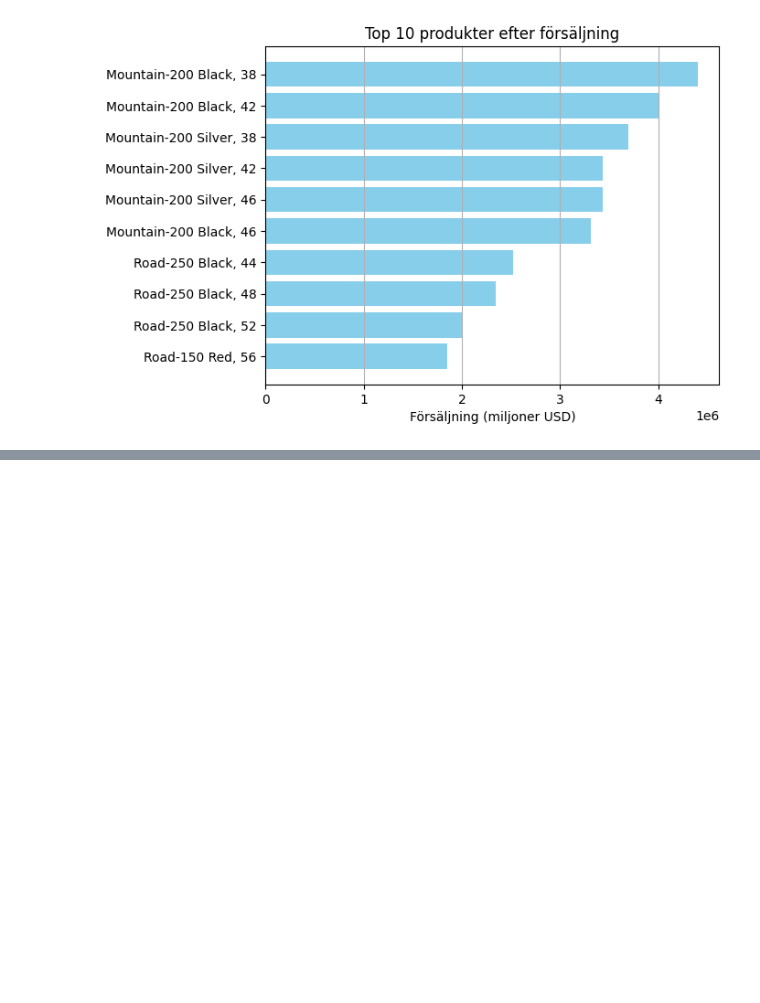
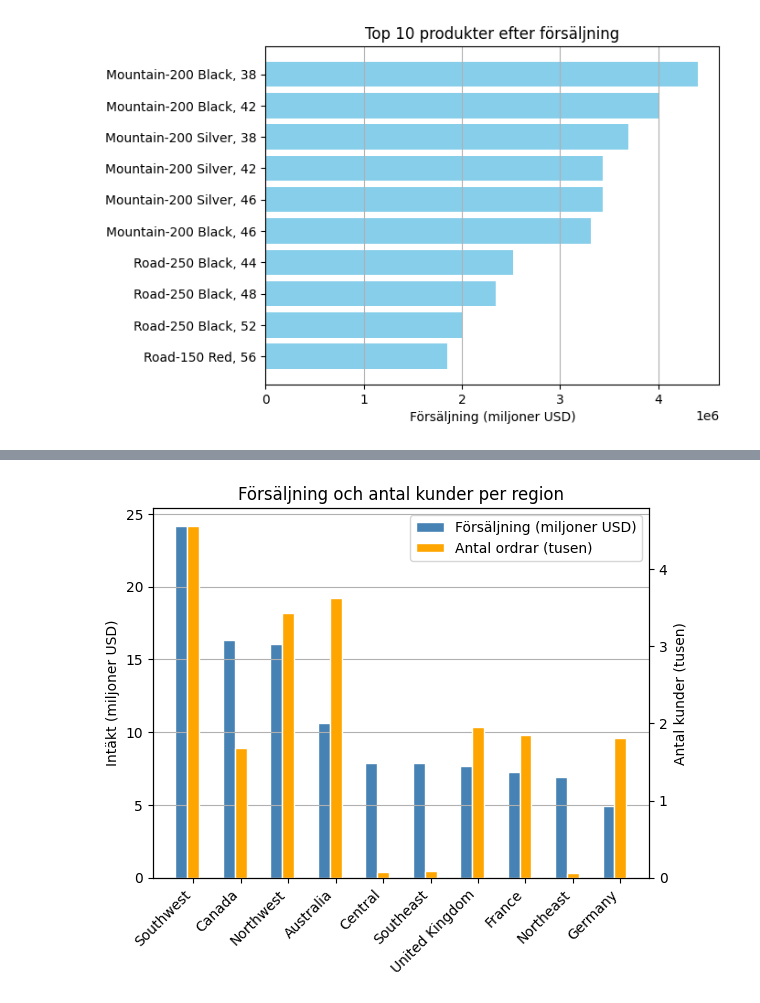
Before and after one commit to EliWei/SQL_uppgift_Dec25, a Jupyter notebook: Notebook.ipynb, the cells around one changed output, grey strips where cells are left out. Cells and saved outputs as stored; diff of their text form; code cells hidden in the pictures; blank space fills up the shorter version.

```diff
--- a/Notebook.ipynb
+++ b/Notebook.ipynb
@@ -597,0 +642,59 @@ plt.show()
+# %%
+sql_by_region = """
+SELECT
+    st.Name AS Region,
+    SUM(soh.SubTotal) AS Försäljning,
+    COUNT(DISTINCT soh.CustomerID) AS Antal_kunder
+FROM sales.SalesTerritory st
+JOIN sales.customer c
+    ON st.TerritoryID = c.TerritoryID
+JOIN sales.salesorderheader soh
+    ON c.customerid = soh.CustomerID
+GROUP BY st.Name
+Order by Försäljning DESC;
+"""
+# %%
+df_by_region = query_df(sql_by_region)
+# %%
+# Data
+barWidth = 0.25
+regions = df_by_region['Region'].astype(str)
+sales = (df_by_region['Försäljning'] / 1_000_000).to_numpy()            # miljoner USD
+customers = (df_by_region['Antal_kunder'] / 1_000).to_numpy()           # tusen kunder
+
+# Bar positions
+r = np.arange(len(regions))
+r2 = r + barWidth
+r3 = r2 + barWidth
+
+# Plotting
+fig, ax1 = plt.subplots()
+ax2 = ax1.twinx()               #Andra y-axeln
+
+ax1.bar(r, sales, color='steelblue', width=barWidth, edgecolor='white', label='Försäljning (miljoner USD)')
+ax2.bar(r2, customers, color='orange', width=barWidth, edgecolor='white', label='Antal ordrar (tusen)')
+
+# Xticks
+ax1.set_xticks(r + barWidth)
+ax1.set_xticklabels(regions, rotation=45, ha='right')
+
+
+# Legend and show
+ax1.set_ylabel('Intäkt (miljoner USD)')
+ax2.set_ylabel('Antal kunder (tusen)')
+ax1.set_title('Försäljning och antal kunder per region')
+
+ax1.grid(True, axis = 'y')
+
+handles1, labels1 = ax1.get_legend_handles_labels()
+handles2, labels2 = ax2.get_legend_handles_labels()
+
+
+ax1.legend(
+    handles1 + handles2,
+    labels1 + labels2,
+    loc='upper right'
+)
+plt.show()
+# %% [output]
+[figure, added]
```
Also changed, not shown: parts of 8 cells of this notebook, 3 other files.
